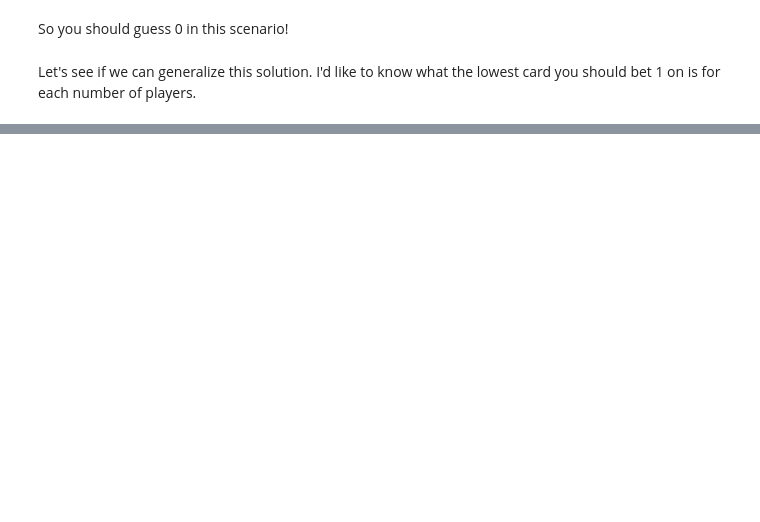
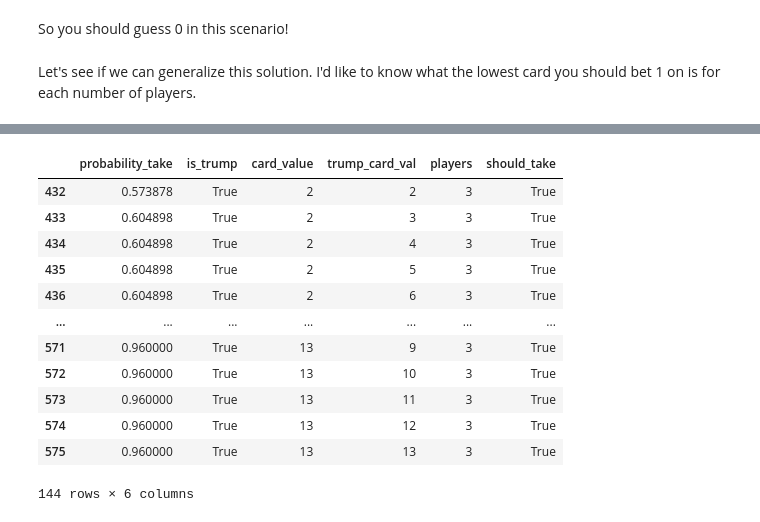
Before and after one commit to JacobMcFarlane/oh-hell, a Jupyter notebook: report.ipynb, the cells around one changed output, grey strips where cells are left out. Drawn from its saved outputs; the diff is of its cells as text; code cells hidden in the pictures; blank space fills up the shorter version.

```diff
--- a/report.ipynb
+++ b/report.ipynb
@@ -69,0 +198,16 @@ IndentationError: expected an indented block (Temp/ipykernel_1280/1438480759.py,
+# %%
+three_player_takes[three_player_takes['is_trump']]
+# %% [output]
+|  | probability_take | is_trump | card_value | trump_card_val | players | should_take |
+| 432 | 0.573878 | True | 2 | 2 | 3 | True |
+| 433 | 0.604898 | True | 2 | 3 | 3 | True |
+| 434 | 0.604898 | True | 2 | 4 | 3 | True |
+| 435 | 0.604898 | True | 2 | 5 | 3 | True |
+| 436 | 0.604898 | True | 2 | 6 | 3 | True |
+| ... | ... | ... | ... | ... | ... | ... |
+| 571 | 0.960000 | True | 13 | 9 | 3 | True |
+| 572 | 0.960000 | True | 13 | 10 | 3 | True |
+| 573 | 0.960000 | True | 13 | 11 | 3 | True |
+| 574 | 0.960000 | True | 13 | 12 | 3 | True |
+| 575 | 0.960000 | True | 13 | 13 | 3 | True |
+144 rows × 6 columns
```
Also changed, not shown: parts of 25 cells of this notebook.
